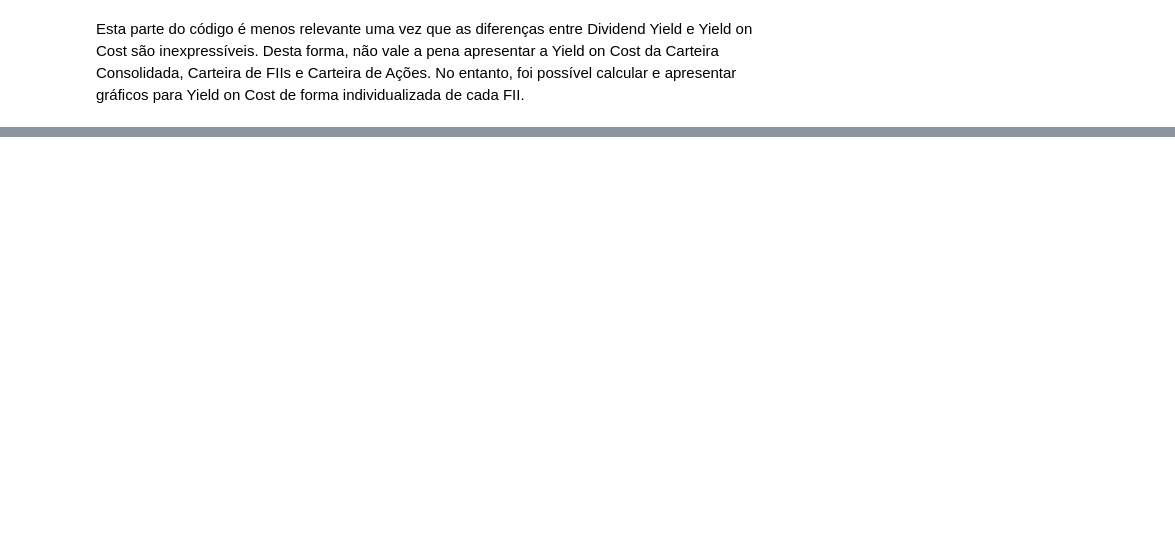
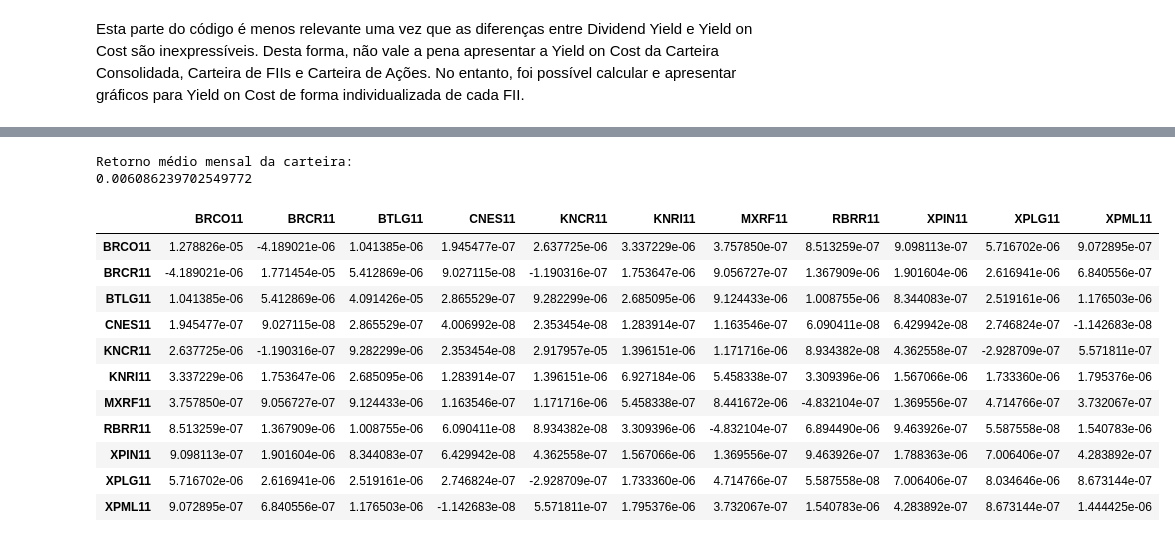
Before and after one commit to renato747/Analise_de_Portefolio, a Jupyter notebook: Carteira_Investimentos.ipynb, the cells around one changed output, grey strips where cells are left out. Saved outputs shown, nothing was run; the diff lists cells and outputs as text; code cells hidden in the pictures; blank space fills up the shorter version.

```diff
--- a/Carteira_Investimentos.ipynb
+++ b/Carteira_Investimentos.ipynb
@@ -1739,0 +1869,13 @@ for produto in Dividend_Yield_filtrado.index:
+# %%
+'''
+Calcular o Retorno Percentual Mensal de Cada FII
+
+'''
+# Calcular o retorno percentual mensal de cada FII
+retorno_percentual_mensal = df_precos_ajustados_mensal.pct_change()  # Mudança percentual
+retorno_percentual_mensal = retorno_percentual_mensal.dropna()  # Remover valores NaN (primeiro mês)
+retorno_percentual_mensal = retorno_percentual_mensal.round(2)
+
+# Exibir os retornos percentuais mensais
+print("Retorno percentual mensal de cada FII:")
+retorno_percentual_mensal.head()
@@ -1739,0 +1891,14 @@ for produto in Dividend_Yield_filtrado.index:
+# %%
+'''
+Calcular o Retorno Ponderado da Carteira
+
+'''
+# Calcular o retorno ponderado mensal de cada FII
+retorno_ponderado_mensal = retorno_percentual_mensal * pesos_mensais
+
+# Calcular o retorno total da carteira por mês, somando os retornos ponderados dos FIIs
+retorno_total_carteira_mensal = retorno_ponderado_mensal.sum(axis=1)
+
+# Exibir o retorno mensal total da carteira
+print("\nRetorno total da carteira por mês:")
+retorno_total_carteira_mensal.head()
@@ -1739,0 +1915,37 @@ for produto in Dividend_Yield_filtrado.index:
+# %%
+'''
+Calcular o Retorno Médio da Carteira
+
+'''
+# Calcular o retorno médio mensal da carteira
+retorno_medio_carteira = retorno_total_carteira_mensal.mean()
+
+# Exibir o retorno médio mensal da carteira
+print("\nRetorno médio mensal da carteira:")
+print(retorno_medio_carteira)
+# %% [output]
+Retorno médio mensal da carteira:
+0.006086239702549772
+# %%
+'''
+Calcular a Matriz de Covariância dos Retornos Mensais
+
+'''
+# Calcular a matriz de covariância dos retornos ponderados da carteira
+matriz_covariancia_carteira = retorno_ponderado_mensal.cov()
+
+# Exibir a matriz de covariância
+matriz_covariancia_carteira
+# %% [output]
+|  | BRCO11 | BRCR11 | BTLG11 | CNES11 | KNCR11 | KNRI11 | MXRF11 | RBRR11 | XPIN11 | XPLG11 | XPML11 |
+| BRCO11 | 1.278826e-05 | -4.189021e-06 | 1.041385e-06 | 1.945477e-07 | 2.637725e-06 | 3.337229e-06 | 3.757850e-07 | 8.513259e-07 | 9.098113e-07 | 5.716702e-06 | 9.072895e-07 |
+| BRCR11 | -4.189021e-06 | 1.771454e-05 | 5.412869e-06 | 9.027115e-08 | -1.190316e-07 | 1.753647e-06 | 9.056727e-07 | 1.367909e-06 | 1.901604e-06 | 2.616941e-06 | 6.840556e-07 |
+| BTLG11 | 1.041385e-06 | 5.412869e-06 | 4.091426e-05 | 2.865529e-07 | 9.282299e-06 | 2.685095e-06 | 9.124433e-06 | 1.008755e-06 | 8.344083e-07 | 2.519161e-06 | 1.176503e-06 |
+| CNES11 | 1.945477e-07 | 9.027115e-08 | 2.865529e-07 | 4.006992e-08 | 2.353454e-08 | 1.283914e-07 | 1.163546e-07 | 6.090411e-08 | 6.429942e-08 | 2.746824e-07 | -1.142683e-08 |
+| KNCR11 | 2.637725e-06 | -1.190316e-07 | 9.282299e-06 | 2.353454e-08 | 2.917957e-05 | 1.396151e-06 | 1.171716e-06 | 8.934382e-08 | 4.362558e-07 | -2.928709e-07 | 5.571811e-07 |
+| KNRI11 | 3.337229e-06 | 1.753647e-06 | 2.685095e-06 | 1.283914e-07 | 1.396151e-06 | 6.927184e-06 | 5.458338e-07 | 3.309396e-06 | 1.567066e-06 | 1.733360e-06 | 1.795376e-06 |
+| MXRF11 | 3.757850e-07 | 9.056727e-07 | 9.124433e-06 | 1.163546e-07 | 1.171716e-06 | 5.458338e-07 | 8.441672e-06 | -4.832104e-07 | 1.369556e-07 | 4.714766e-07 | 3.732067e-07 |
+| RBRR11 | 8.513259e-07 | 1.367909e-06 | 1.008755e-06 | 6.090411e-08 | 8.934382e-08 | 3.309396e-06 | -4.832104e-07 | 6.894490e-06 | 9.463926e-07 | 5.587558e-08 | 1.540783e-06 |
+| XPIN11 | 9.098113e-07 | 1.901604e-06 | 8.344083e-07 | 6.429942e-08 | 4.362558e-07 | 1.567066e-06 | 1.369556e-07 | 9.463926e-07 | 1.788363e-06 | 7.006406e-07 | 4.283892e-07 |
+| XPLG11 | 5.716702e-06 | 2.616941e-06 | 2.519161e-06 | 2.746824e-07 | -2.928709e-07 | 1.733360e-06 | 4.714766e-07 | 5.587558e-08 | 7.006406e-07 | 8.034646e-06 | 8.673144e-07 |
+| XPML11 | 9.072895e-07 | 6.840556e-07 | 1.176503e-06 | -1.142683e-08 | 5.571811e-07 | 1.795376e-06 | 3.732067e-07 | 1.540783e-06 | 4.283892e-07 | 8.673144e-07 | 1.444425e-06 |
```
Also changed, not shown: parts of 14 cells of this notebook.
